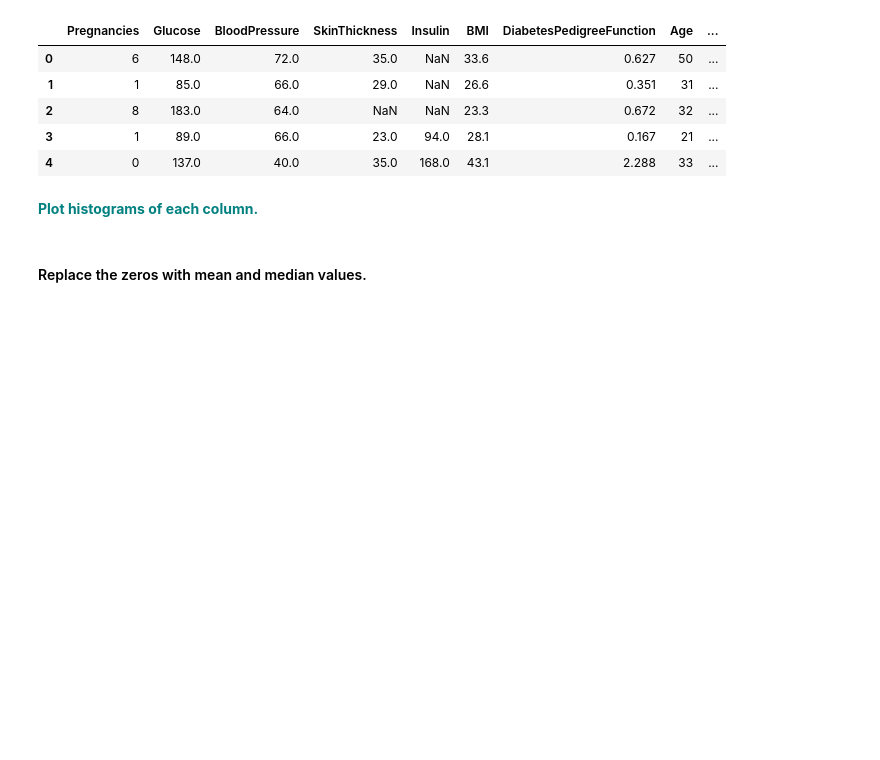
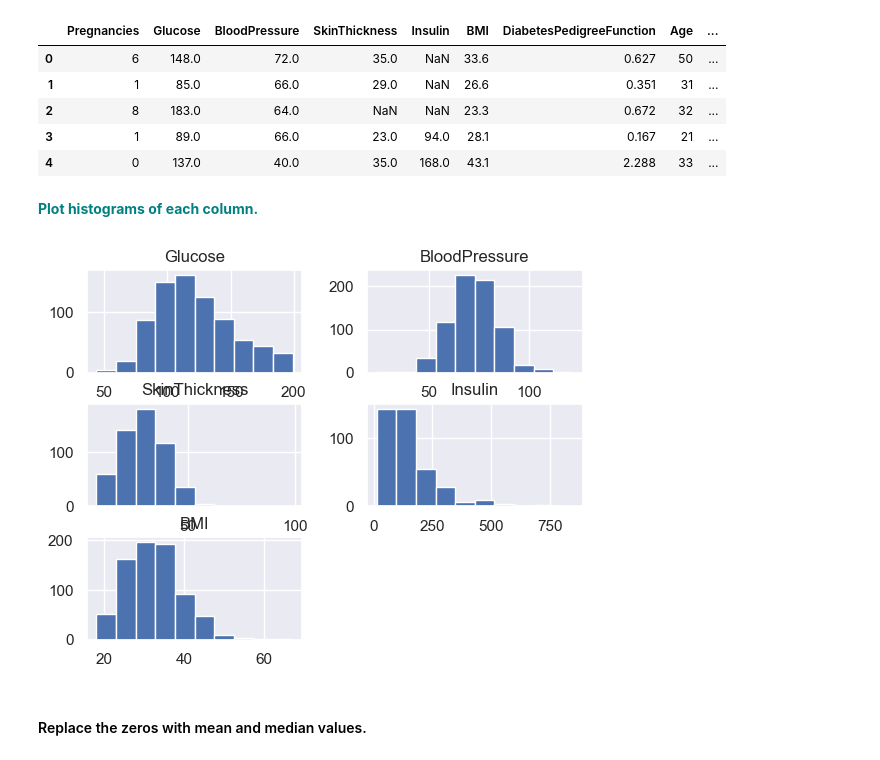
Before and after one commit to Noob1701/Springboard, a Jupyter notebook: GridSearchKNN_Case_Study.ipynb, the cells around one changed output. Cells and saved outputs as stored; diff of their text form; code cells hidden in the pictures; blank space fills up the shorter version.

```diff
--- a/GridSearchKNN_Case_Study.ipynb
+++ b/GridSearchKNN_Case_Study.ipynb
@@ -76,6 +82,11 @@ diabetes_data.head()
 | 4 | 0 | 137.0 | 40.0 | 35.0 | 168.0 | 43.1 | 2.288 | 33 | ... |
 # %% [markdown]
 **<font color='teal'> Plot histograms of each column. </font>**
+# %%
+_ = diabetes_data[zrep].hist()
+_ = plt.show()
+# %% [output]
+[figure, added]
 # %% [markdown]
 #### Replace the zeros with mean and median values.
 # %%
```
Also changed, not shown: parts of 19 cells of this notebook.
